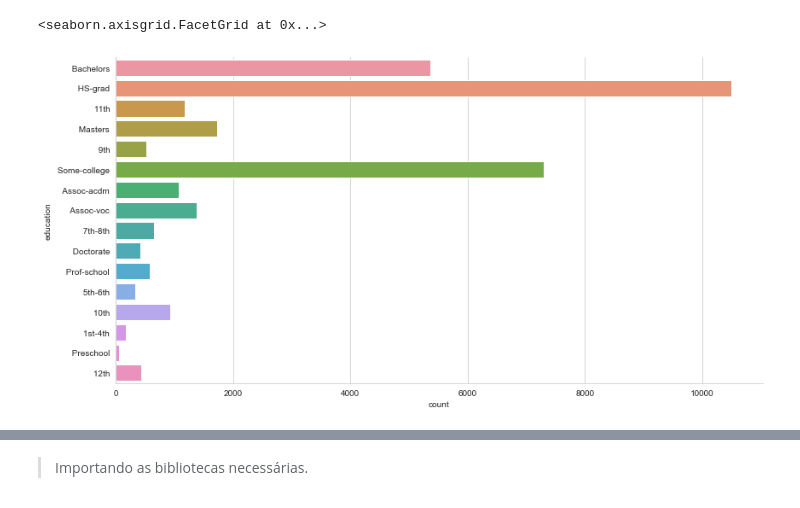
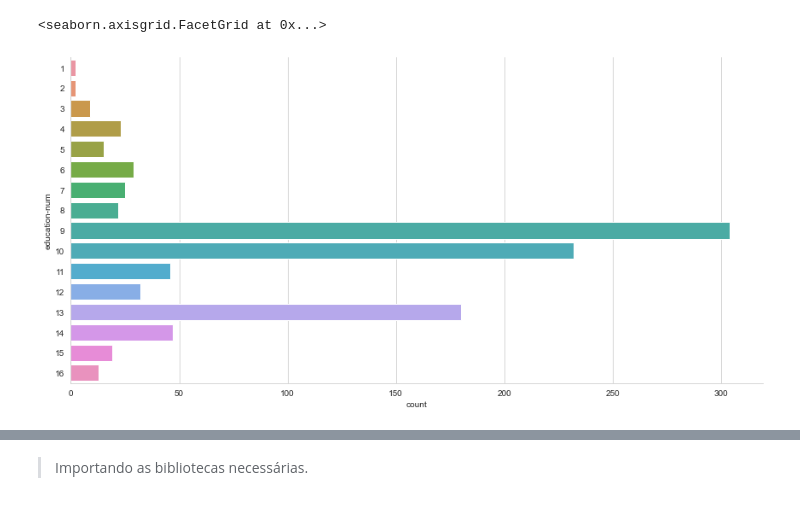
Before and after one commit to deborabmfreitas/medium-posts, a Jupyter notebook: projeto-classificacao-de-renda.ipynb, the cells around one changed output, grey strips where cells are left out. Saved outputs shown, nothing was run; the diff lists cells and outputs as text; code cells hidden in the pictures.

```diff
--- a/projeto-classificacao-de-renda.ipynb
+++ b/projeto-classificacao-de-renda.ipynb
@@ -4,7 +4,7 @@
 import pandas as pd
 import numpy as np
 # %%
-data = pd.read_csv('data/census.csv')
+data = pd.read_csv('data/amostra_census.csv',index_col=0)
 # %%
 data
 # %% [output]
@@ -157,11 +139,11 @@ sns.countplot(data=X_train.join(y_train), x='workclass')
 # %%
 # análise de dados categóricos
 
-sns.catplot(data=df, y='education', kind='count',
+sns.catplot(data=df, y='education-num', kind='count',
             height=6, aspect=2, orient='h')
 # %% [output]
 <seaborn.axisgrid.FacetGrid at 0x...>
-[figure, old version]
+[figure, new version]
 # %%
 # análise de dados categóricos
 
```
Also changed, not shown: parts of 45 cells of this notebook.
